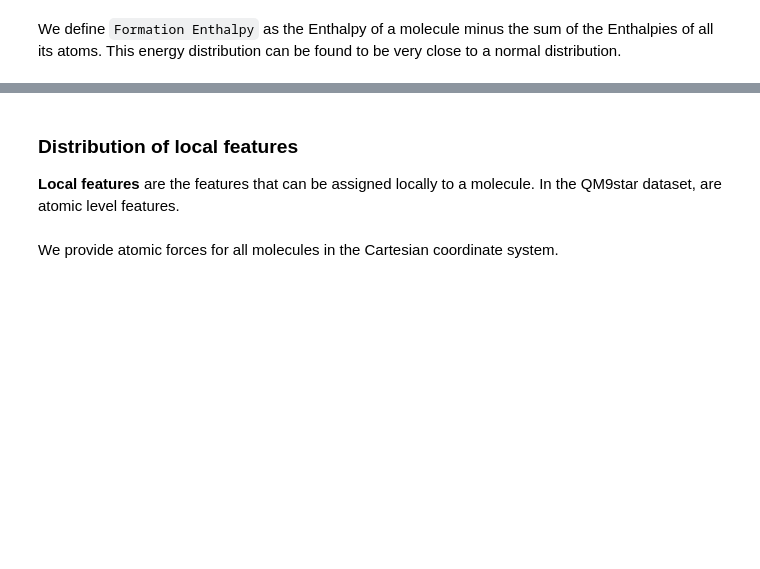
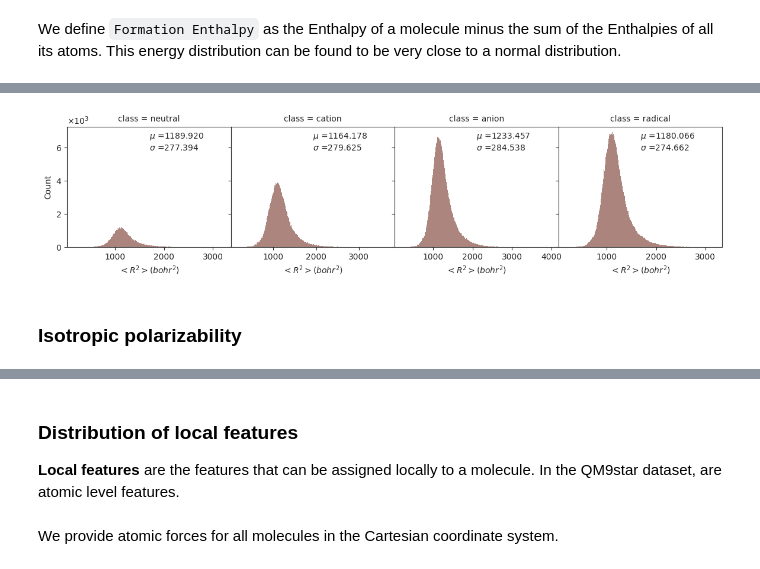
Before and after one commit to gentle1999/qm9star_query, a Jupyter notebook: tutorial/3-create_dataset.ipynb, the cells around one changed output, grey strips where cells are left out. Saved outputs shown, nothing was run; the diff lists cells and outputs as text; code cells hidden in the pictures; blank space fills up the shorter version.

```diff
--- a/tutorial/3-create_dataset.ipynb
+++ b/tutorial/3-create_dataset.ipynb
@@ -383,3 +398,11 @@ g.figure.savefig("img/global_g4.svg", bbox_inches="tight")
+# %%
+g = draw_global_feature_distribution(global_features_total_df, "$<R^2>$($bohr^2$)", 5)
+g.figure.set_size_inches(12, 4)
+g.figure.savefig("img/global_g6.svg", bbox_inches="tight", transparent=True)
+# %% [output]
+[figure, added]
+# %% [markdown]
+### Isotropic polarizability
 # %%
 g = draw_global_feature_distribution(
     global_features_total_df, "$\\alpha$($\\times10^2$ $bohr^3$)", 4
```
Also changed, not shown: parts of 25 cells of this notebook, 21 other files.
